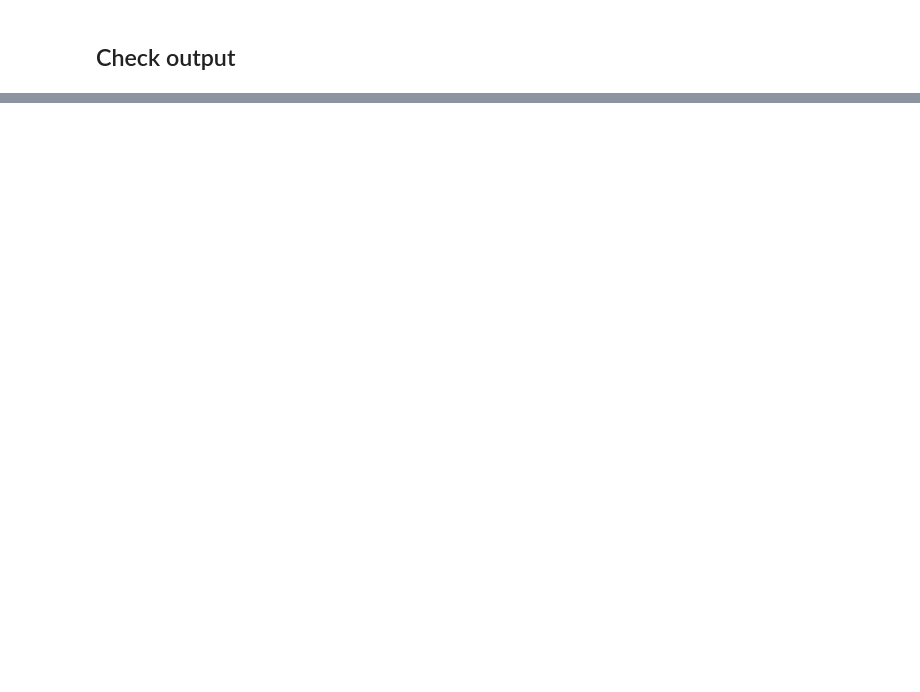
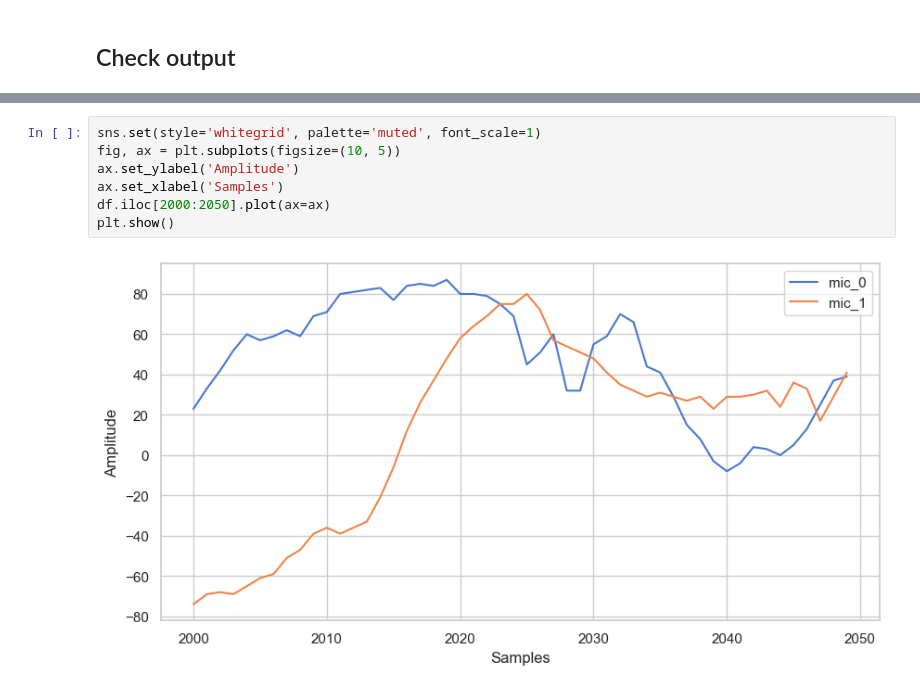
Before and after one commit to AlexandraPosta/sound-localization, a Jupyter notebook: notebooks/SimulateData.ipynb, the cells around one changed output, grey strips where cells are left out. Saved outputs shown, nothing was run; the diff lists cells and outputs as text; blank space fills up the shorter version.

```diff
--- a/notebooks/SimulateData.ipynb
+++ b/notebooks/SimulateData.ipynb
@@ -165,3 +190,12 @@ df.iloc[2000:2005]
+# %%
+sns.set(style='whitegrid', palette='muted', font_scale=1)
+fig, ax = plt.subplots(figsize=(10, 5))
+ax.set_ylabel('Amplitude')
+ax.set_xlabel('Samples')
+df.iloc[2000:2050].plot(ax=ax)
+plt.show()
+# %% [output]
+[figure, added]
 # %%
 room_dim = ROOMS['small']
 
```
Also changed, not shown: parts of 12 cells of this notebook, 3 other files.
